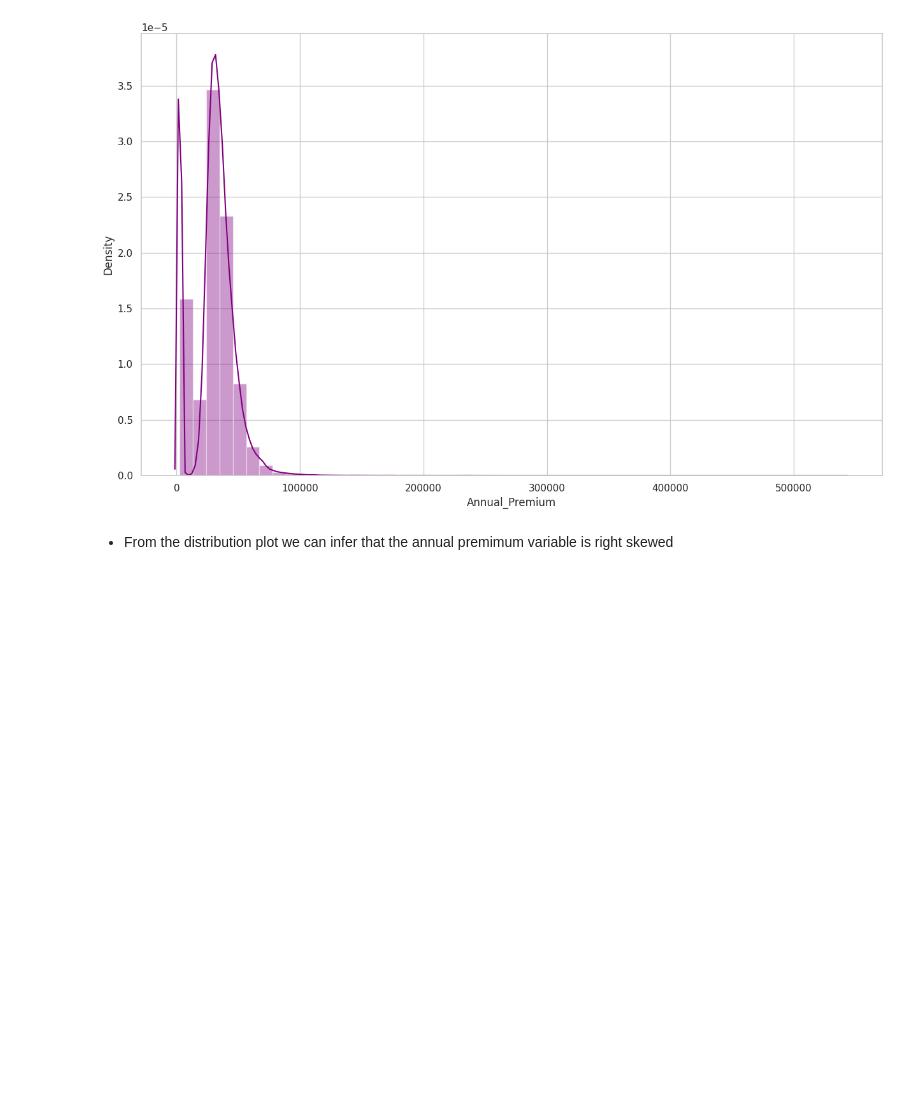
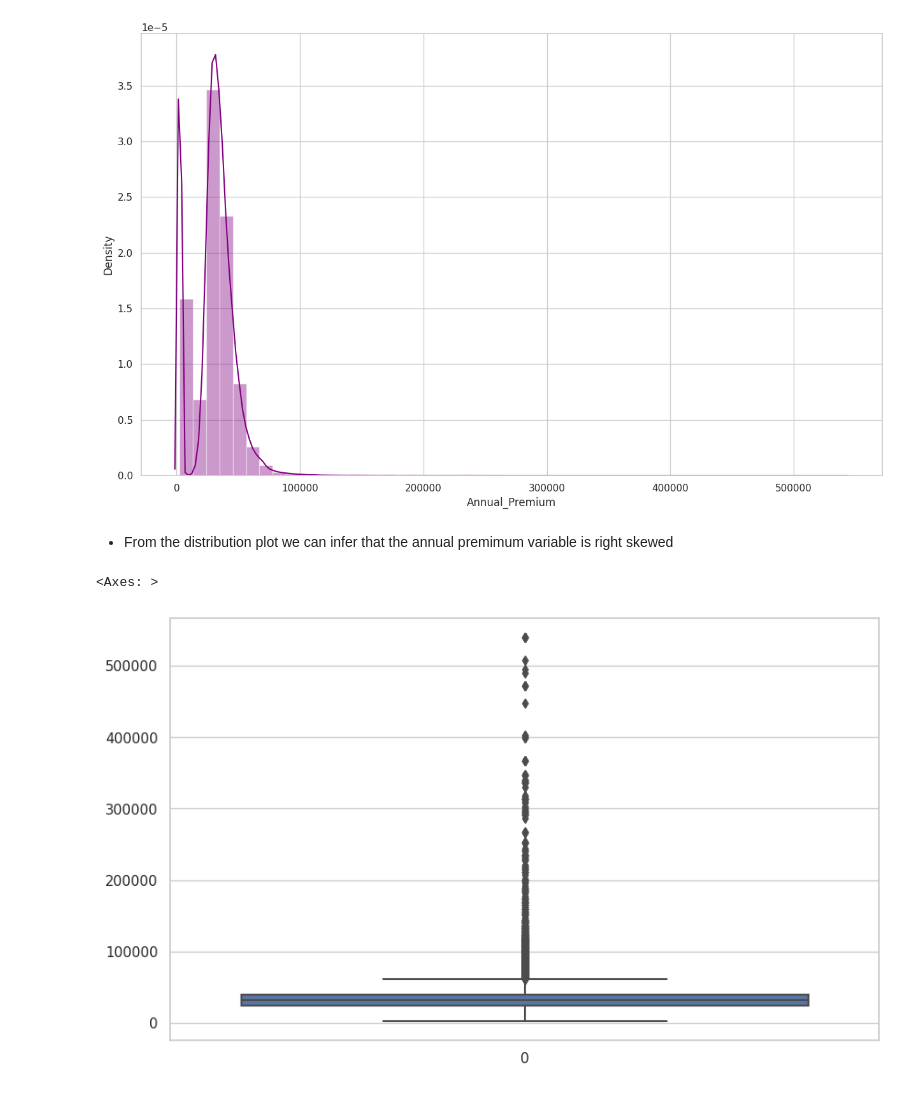
Before and after one commit to istekhar1543/health-insurance-cross-sell-prediction, a Jupyter notebook: health_insurance_cross_sell_prediction.ipynb, the cells around one changed output. Cells and saved outputs as stored; diff of their text form; code cells hidden in the pictures; blank space fills up the shorter version.

```diff
--- a/health_insurance_cross_sell_prediction.ipynb
+++ b/health_insurance_cross_sell_prediction.ipynb
@@ -274,3 +274,9 @@ https://gist.github.com/mwaskom/de44147ed2974457ad6372750bbe5751
 [figure]
 # %% [markdown]
 * From the distribution plot we can infer that the annual premimum variable is right skewed
+# %%
+plt.figure(figsize=(10,6))
+sns.boxplot(df['Annual_Premium'])
+# %% [output]
+<Axes: >
+[figure, added]
```
Also changed, not shown: parts of 17 cells of this notebook.
